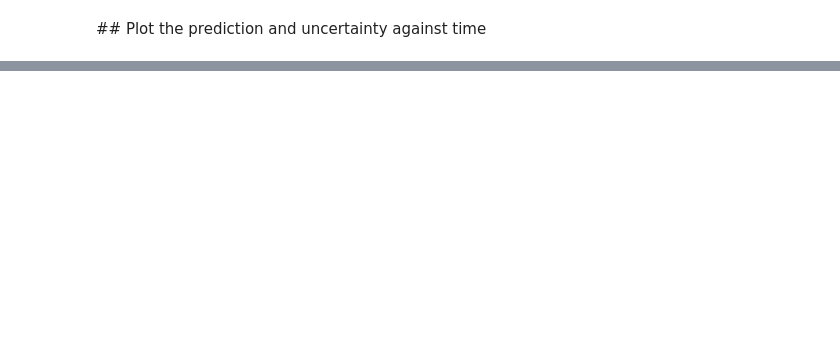
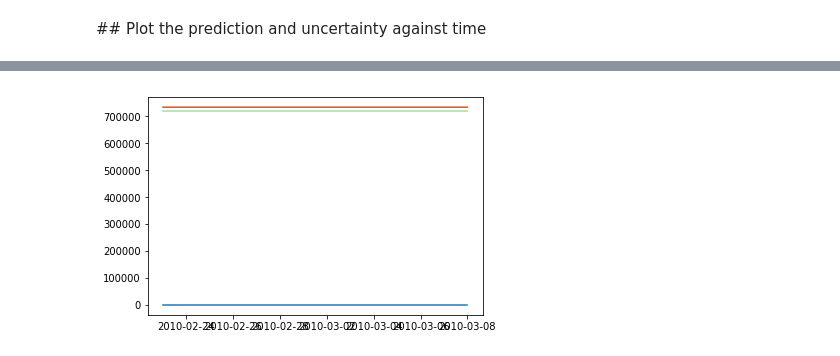
Before and after one commit to strayMat/bayesian-dropouts, a Jupyter notebook: regression_NN.ipynb, the cells around one changed output, grey strips where cells are left out. Saved outputs shown, nothing was run; the diff lists cells and outputs as text; code cells hidden in the pictures; blank space fills up the shorter version.

```diff
--- a/regression_NN.ipynb
+++ b/regression_NN.ipynb
@@ -284,0 +279,32 @@ KeyboardInterrupt:
+# %%
+y_pred = np.zeros(X_test_scale.shape[0])
+sd_pred = np.zeros_like(y_pred)
+for i,xx in tqdm(enumerate(X_test_scale)):
+    y_pred[i], sd_pred[i] = reg_mean_sd(x = xx, model = model, drop=DROP_OUT, tau= TAU)
+# %%
+X_testdf = pd.DataFrame(X_test)
+date_x_test = pd.to_datetime((X_testdf[0]*10000+X_testdf[1]*100+X_testdf[2]).apply(str),format='%Y%m%d')
+Y_preddf = pd.DataFrame(np.array(y_pred))
+Y_preddf['date'] = date_x_test
+Y_preddf = Y_preddf.sort_values('date', ascending=True)
+
+Y_testdf = pd.DataFrame(np.array(y_test_scale))
+Y_testdf['date'] = date_x_test
+Y_testdf = Y_testdf.sort_values('date', ascending=True)
+# %%
+import matplotlib.pyplot as plt
+import matplotlib.dates as mdates
+import matplotlib.cbook as cbook
+
+years = mdates.YearLocator()   # every year
+months = mdates.MonthLocator()  # every month
+yearsFmt = mdates.DateFormatter('%Y')
+
+fig, ax = plt.subplots()
+
+ax.plot(Y_preddf['date'], Y_preddf)
+ax.plot(Y_testdf['date'], Y_testdf, alpha=0.4)
+
+plt.show()
+# %% [output]
+[figure, added]
```
Also changed, not shown: parts of 11 cells of this notebook, 1 other file.
